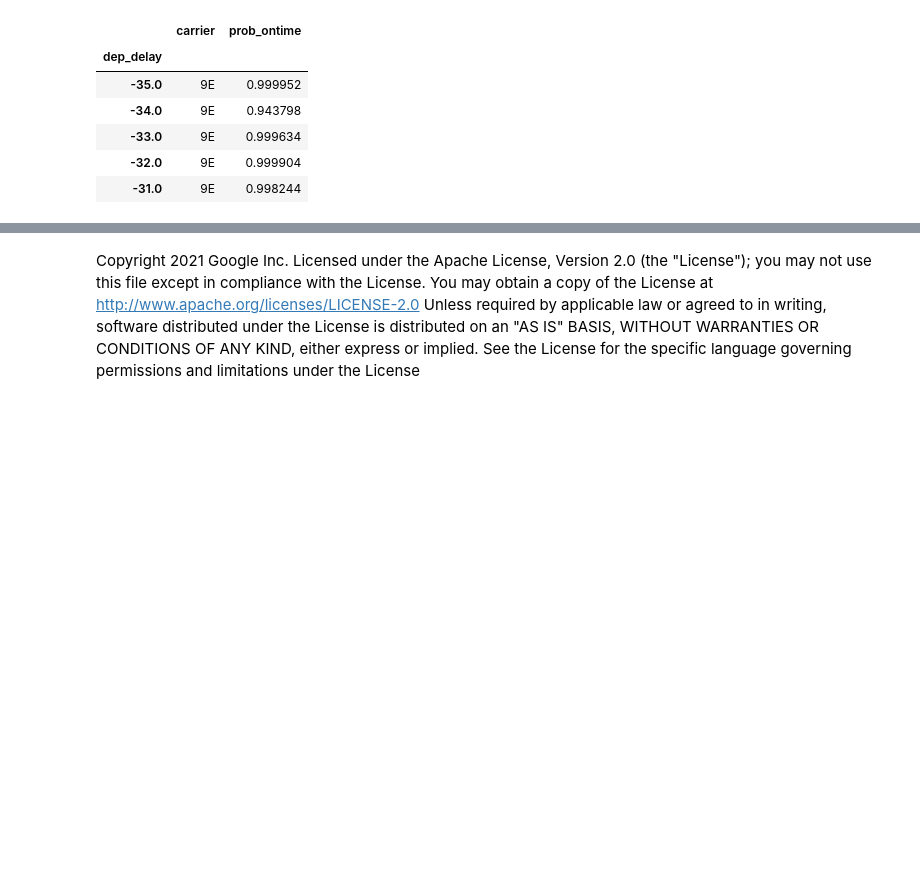
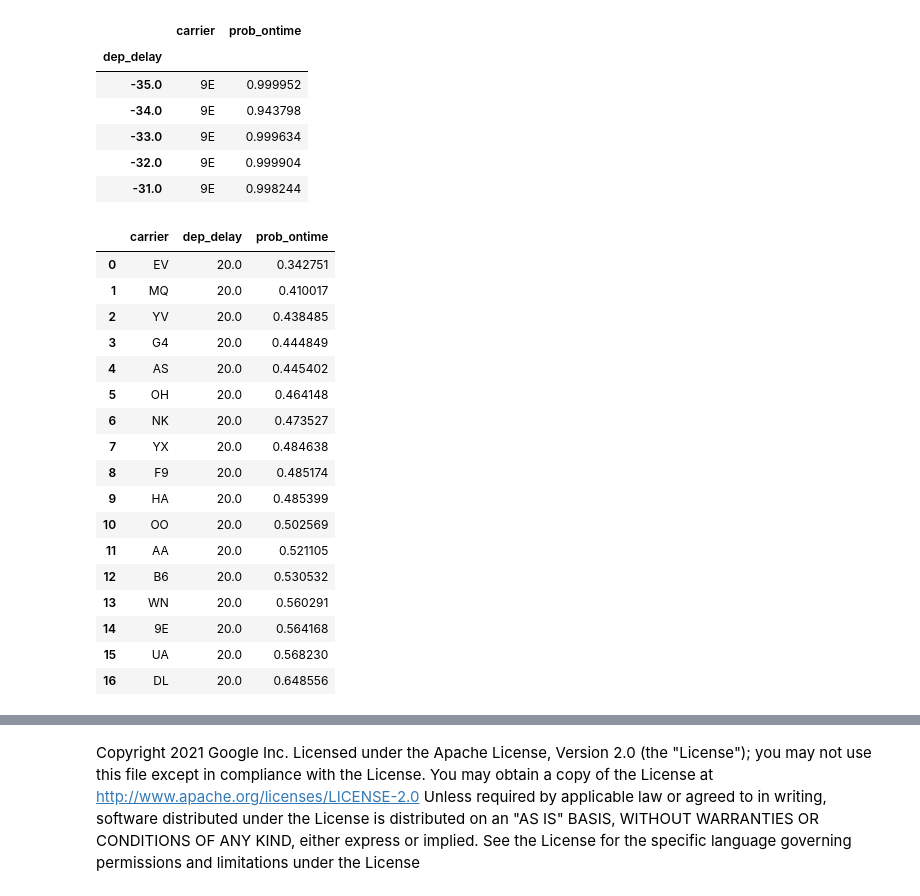
Before and after one commit to GoogleCloudPlatform/data-science-on-gcp, a Jupyter notebook: 10_realtime/evaluation.ipynb, the cells around one changed output, grey strips where cells are left out. Cells and saved outputs as stored; diff of their text form; code cells hidden in the pictures; blank space fills up the shorter version.

```diff
--- a/10_realtime/evaluation.ipynb
+++ b/10_realtime/evaluation.ipynb
@@ -236,3 +237,25 @@ df.head()
 | -33.0 | 9E | 0.999634 |
 | -32.0 | 9E | 0.999904 |
 | -31.0 | 9E | 0.998244 |
+# %%
+dfg = df2[df2['dep_delay'] == 20.0].sort_values(by='prob_ontime').reset_index(drop=True)
+dfg
+# %% [output]
+|  | carrier | dep_delay | prob_ontime |
+| 0 | EV | 20.0 | 0.342751 |
+| 1 | MQ | 20.0 | 0.410017 |
+| 2 | YV | 20.0 | 0.438485 |
+| 3 | G4 | 20.0 | 0.444849 |
+| 4 | AS | 20.0 | 0.445402 |
+| 5 | OH | 20.0 | 0.464148 |
+| 6 | NK | 20.0 | 0.473527 |
+| 7 | YX | 20.0 | 0.484638 |
+| 8 | F9 | 20.0 | 0.485174 |
+| 9 | HA | 20.0 | 0.485399 |
+| 10 | OO | 20.0 | 0.502569 |
+| 11 | AA | 20.0 | 0.521105 |
+| 12 | B6 | 20.0 | 0.530532 |
+| 13 | WN | 20.0 | 0.560291 |
+| 14 | 9E | 20.0 | 0.564168 |
+| 15 | UA | 20.0 | 0.568230 |
+| 16 | DL | 20.0 | 0.648556 |
```
Also changed, not shown: parts of 3 cells of this notebook.
